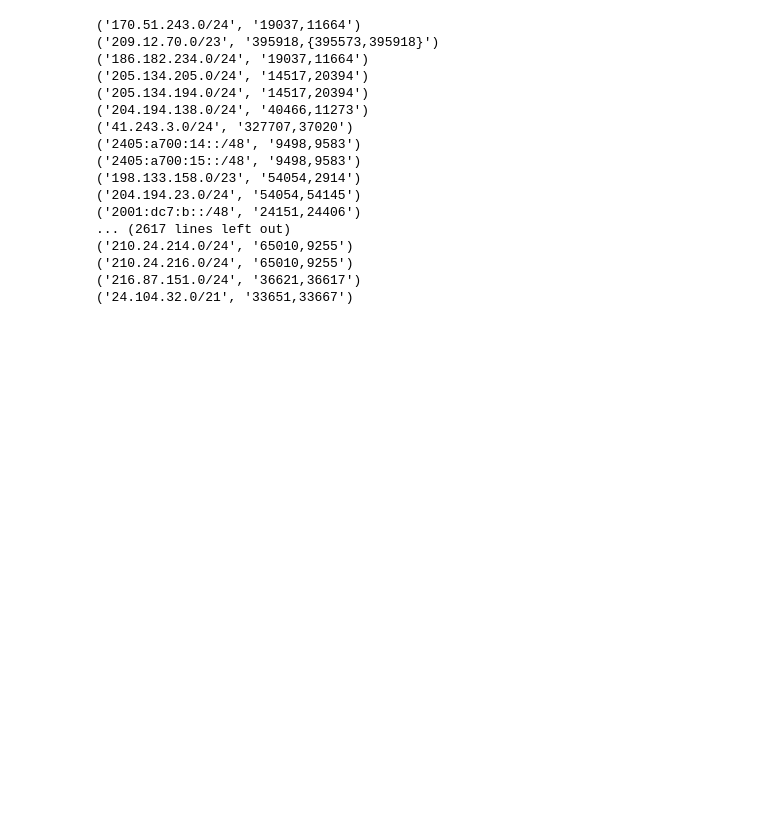
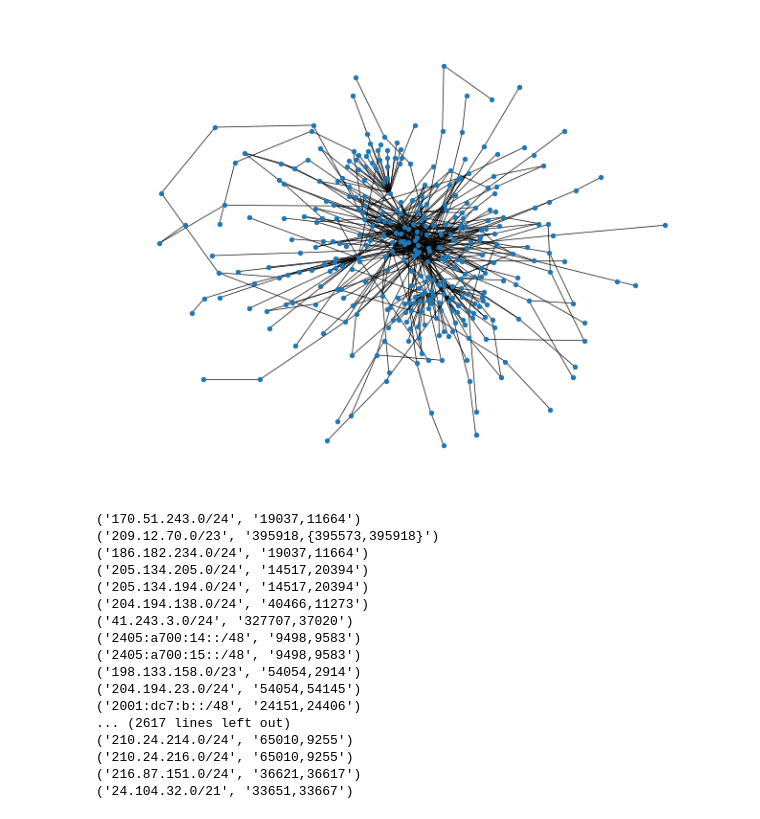
Before and after one commit to jessicayuann/bgp-hijacks-final-project, a Jupyter notebook: bgp_hijack_detection.ipynb, the cells around one changed output. Cells and saved outputs as stored; diff of their text form; code cells hidden in the pictures; blank space fills up the shorter version.

Commit message:
update graph building

```diff
--- a/bgp_hijack_detection.ipynb
+++ b/bgp_hijack_detection.ipynb
@@ -3,7 +3,7 @@ import pybgpstream
 
 # Get data
 stream = pybgpstream.BGPStream(
-   from_time="2017-07-07 00:00:00", until_time="2017-07-07 00:01:00 UTC",
+   from_time="2017-07-07 00:00:00", until_time="2017-07-07 00:00:30 UTC",
    collectors=["route-views.sg", "route-views.eqix"],
    record_type="updates"
 )
@@ -64,0 +114,5 @@ nx.draw(as_graph, width=weights, node_size=5)
+# %%
+# Draw initial graph
+nx.draw(as_graph, width=0.5, node_size=8)
+# %% [output]
+[figure, added]
```
Also changed, not shown: parts of 3 cells of this notebook.
